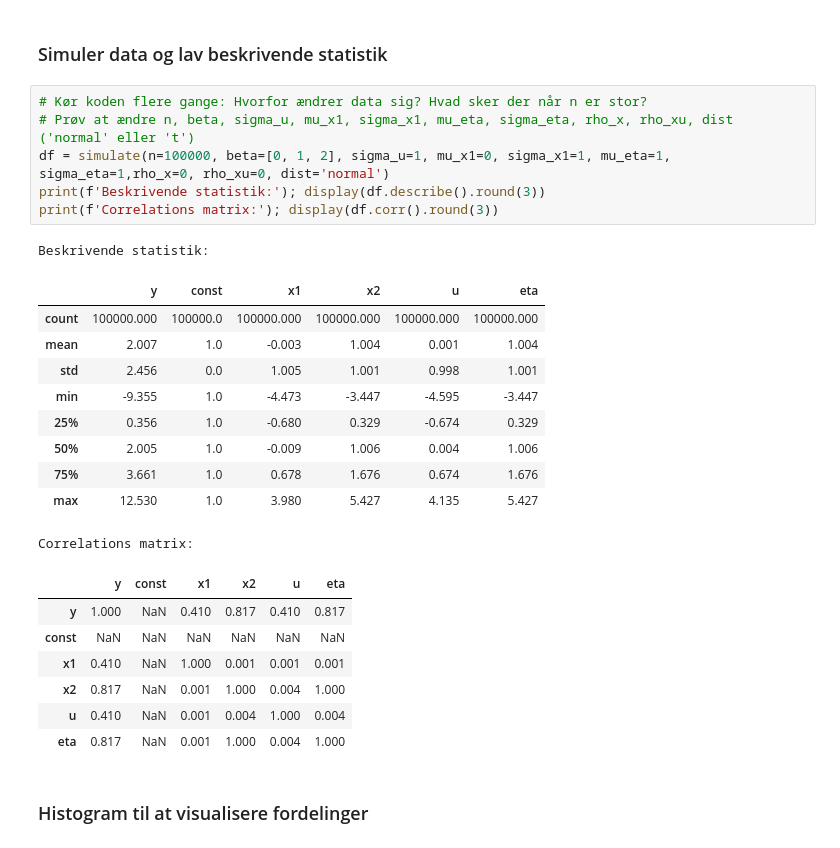
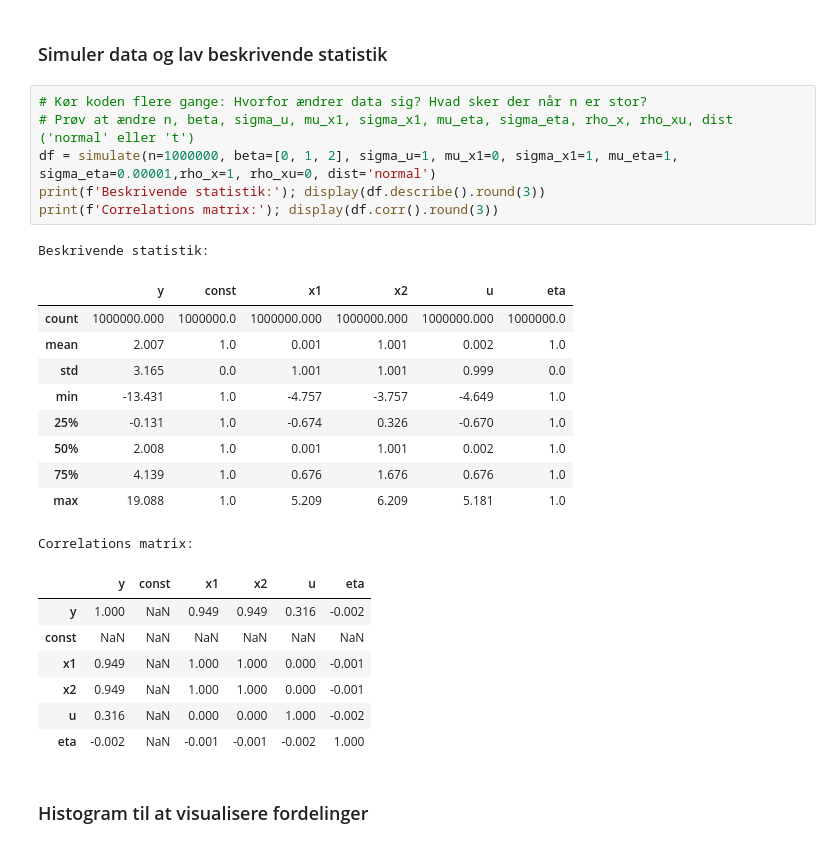
Before and after one commit to bschjerning/EconometricsA, a Jupyter notebook: 1_lectures/06_simulation/06_simulation_examples.ipynb, the cells around one changed output. Drawn from its saved outputs; the diff is of its cells as text.

```diff
--- a/1_lectures/06_simulation/06_simulation_examples.ipynb
+++ b/1_lectures/06_simulation/06_simulation_examples.ipynb
@@ -91,28 +91,28 @@ def simulate(n=100, beta=[0, 1, 2], sigma_u=1,
 # %%
 # Kør koden flere gange: Hvorfor ændrer data sig? Hvad sker der når n er stor?
 # Prøv at ændre n, beta, sigma_u, mu_x1, sigma_x1, mu_eta, sigma_eta, rho_x, rho_xu, dist ('normal' eller 't')
-df = simulate(n=100000, beta=[0, 1, 2], sigma_u=1, mu_x1=0, sigma_x1=1, mu_eta=1, sigma_eta=1,rho_x=0, rho_xu=0, dist='normal')
+df = simulate(n=1000000, beta=[0, 1, 2], sigma_u=1, mu_x1=0, sigma_x1=1, mu_eta=1, sigma_eta=0.00001,rho_x=1, rho_xu=0, dist='normal')
 print(f'Beskrivende statistik:'); display(df.describe().round(3))
 print(f'Correlations matrix:'); display(df.corr().round(3))
 # %% [output]
 Beskrivende statistik:
 |  | y | const | x1 | x2 | u | eta |
-| count | 100000.000 | 100000.0 | 100000.000 | 100000.000 | 100000.000 | 100000.000 |
-| mean | 2.007 | 1.0 | -0.003 | 1.004 | 0.001 | 1.004 |
-| std | 2.456 | 0.0 | 1.005 | 1.001 | 0.998 | 1.001 |
-| min | -9.355 | 1.0 | -4.473 | -3.447 | -4.595 | -3.447 |
-| 25% | 0.356 | 1.0 | -0.680 | 0.329 | -0.674 | 0.329 |
-| 50% | 2.005 | 1.0 | -0.009 | 1.006 | 0.004 | 1.006 |
-| 75% | 3.661 | 1.0 | 0.678 | 1.676 | 0.674 | 1.676 |
-| max | 12.530 | 1.0 | 3.980 | 5.427 | 4.135 | 5.427 |
+| count | 1000000.000 | 1000000.0 | 1000000.000 | 1000000.000 | 1000000.000 | 1000000.0 |
+| mean | 2.007 | 1.0 | 0.001 | 1.001 | 0.002 | 1.0 |
+| std | 3.165 | 0.0 | 1.001 | 1.001 | 0.999 | 0.0 |
+| min | -13.431 | 1.0 | -4.757 | -3.757 | -4.649 | 1.0 |
+| 25% | -0.131 | 1.0 | -0.674 | 0.326 | -0.670 | 1.0 |
+| 50% | 2.008 | 1.0 | 0.001 | 1.001 | 0.002 | 1.0 |
+| 75% | 4.139 | 1.0 | 0.676 | 1.676 | 0.676 | 1.0 |
+| max | 19.088 | 1.0 | 5.209 | 6.209 | 5.181 | 1.0 |
 Correlations matrix:
 |  | y | const | x1 | x2 | u | eta |
-| y | 1.000 | NaN | 0.410 | 0.817 | 0.410 | 0.817 |
+| y | 1.000 | NaN | 0.949 | 0.949 | 0.316 | -0.002 |
 | const | NaN | NaN | NaN | NaN | NaN | NaN |
-| x1 | 0.410 | NaN | 1.000 | 0.001 | 0.001 | 0.001 |
-| x2 | 0.817 | NaN | 0.001 | 1.000 | 0.004 | 1.000 |
-| u | 0.410 | NaN | 0.001 | 0.004 | 1.000 | 0.004 |
-| eta | 0.817 | NaN | 0.001 | 1.000 | 0.004 | 1.000 |
+| x1 | 0.949 | NaN | 1.000 | 1.000 | 0.000 | -0.001 |
+| x2 | 0.949 | NaN | 1.000 | 1.000 | 0.000 | -0.001 |
+| u | 0.316 | NaN | 0.000 | 0.000 | 1.000 | -0.002 |
+| eta | -0.002 | NaN | -0.001 | -0.001 | -0.002 | 1.000 |
 # %% [markdown]
 ### Histogram til at visualisere fordelinger
 # %%
```
Also changed, not shown: parts of 14 cells of this notebook.
